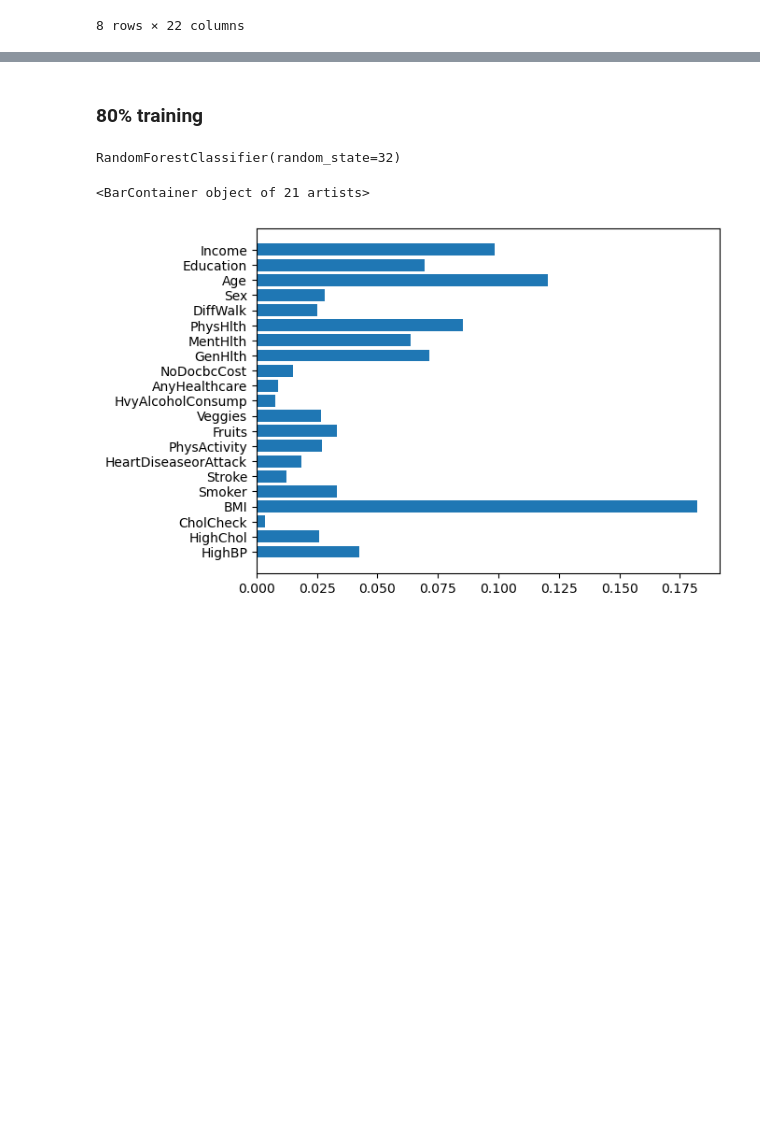
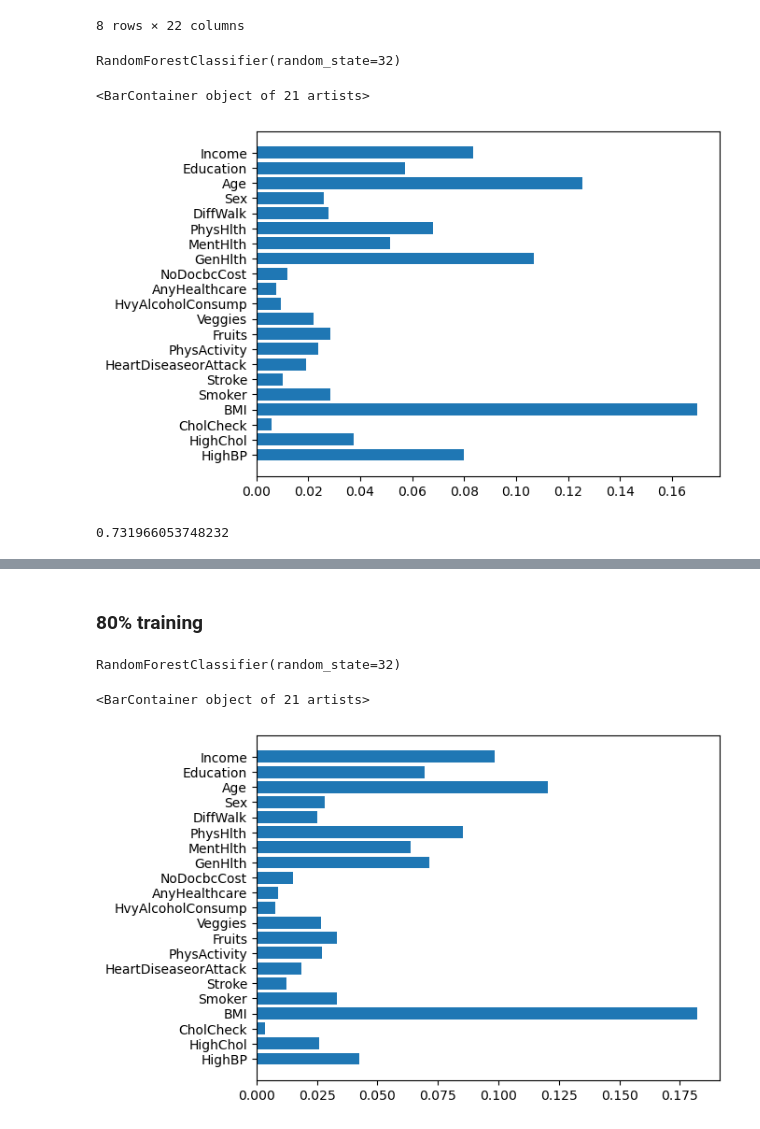
Before and after one commit to hopenjin/AI_Diabetes_Diagnosis_System, a Jupyter notebook: Juan/diabetes_model_analysis/d_feature_extraction.ipynb, the cells around one changed output, grey strips where cells are left out. Cells and saved outputs as stored; diff of their text form; code cells hidden in the pictures; blank space fills up the shorter version.

```diff
--- a/Juan/diabetes_model_analysis/d_feature_extraction.ipynb
+++ b/Juan/diabetes_model_analysis/d_feature_extraction.ipynb
@@ -32,3 +32,27 @@ df_d_fifty.describe()
 | 75% | 1.000000 | 1.000000 | 1.000000 | 1.000000 | 33.000000 | 1.000000 | 0.000000 | 0.000000 | ... |
 | max | 1.000000 | 1.000000 | 1.000000 | 1.000000 | 98.000000 | 1.000000 | 1.000000 | 1.000000 | ... |
 8 rows × 22 columns
+# %%
+from sklearn.ensemble import RandomForestClassifier
+from sklearn.model_selection import train_test_split
+
+X = df_d_fifty.iloc[:,1:]
+y = df_d_fifty.iloc[:,0]
+
+X_train, X_test1, y_train, y_test1 = train_test_split(X, y, test_size= 0.10, random_state = 32)
+
+clf_pre_b = RandomForestClassifier(random_state= 32)
+clf_pre_b.fit(X_train,y_train)
+# %% [output]
+RandomForestClassifier(random_state=32)
+# %%
+from matplotlib import pyplot as plt
+
+plt.barh(X_train.columns,clf_pre_b.feature_importances_)
+# %% [output]
+<BarContainer object of 21 artists>
+[figure, added]
+# %%
+clf_pre_b.score(X_test1,y_test1)
+# %% [output]
+0.731966053748232
```
Also changed, not shown: parts of 45 cells of this notebook.
